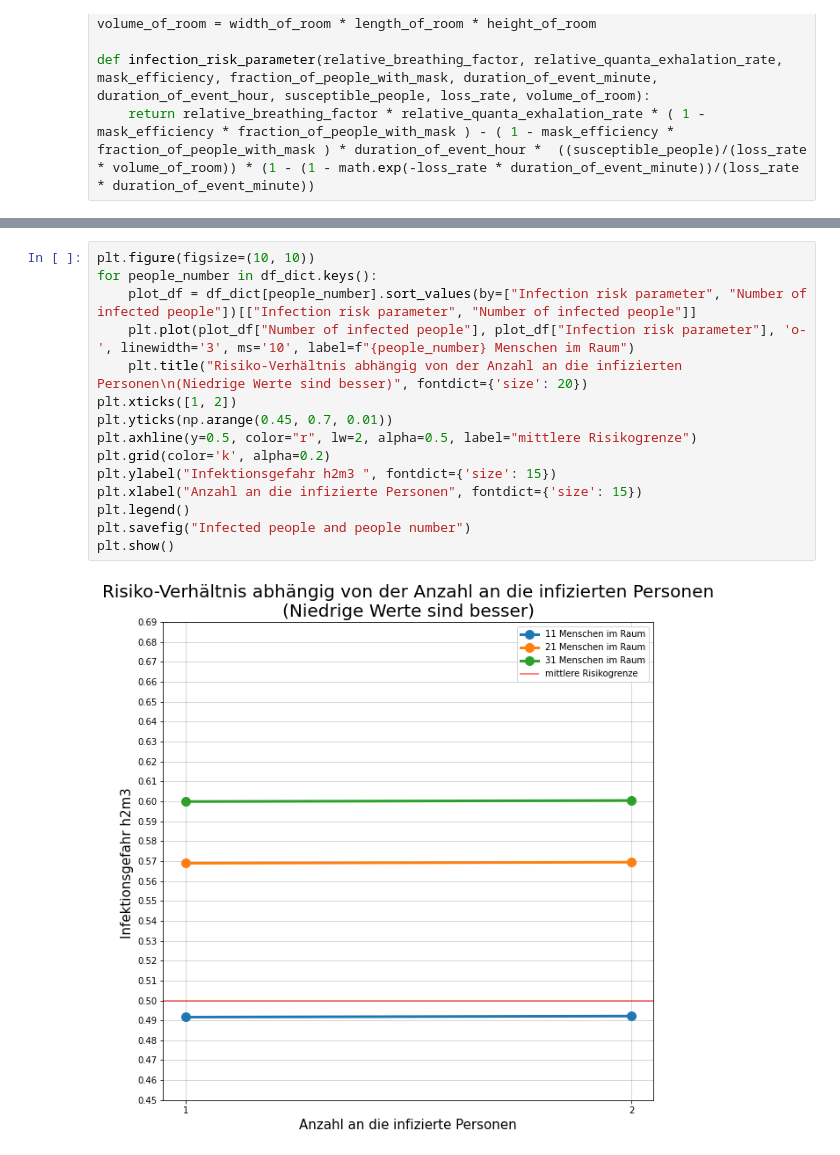
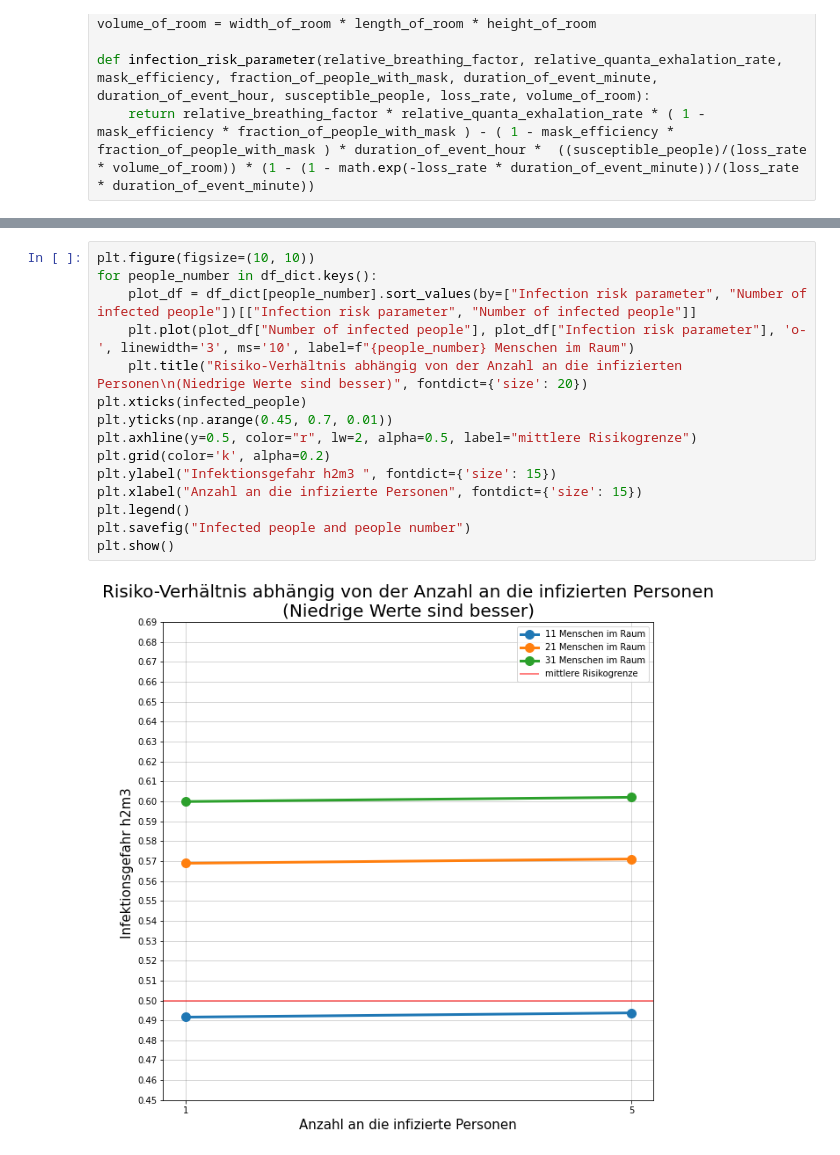
Before and after one commit to TheOguzhan/Jugend-Forscht-Covid, a Jupyter notebook: Number of People.ipynb, the cells around one changed output, grey strips where cells are left out. Saved outputs shown, nothing was run; the diff lists cells and outputs as text.

```diff
--- a/Number of People.ipynb
+++ b/Number of People.ipynb
@@ -102,17 +102,17 @@ print(df_dict)
 # %%
 plt.figure(figsize=(10, 10))
 for people_number in df_dict.keys():
     plot_df = df_dict[people_number].sort_values(by=["Infection risk parameter", "Number of infected people"])[["Infection risk parameter", "Number of infected people"]]
     plt.plot(plot_df["Number of infected people"], plot_df["Infection risk parameter"], 'o-', linewidth='3', ms='10', label=f"{people_number} Menschen im Raum")
     plt.title("Risiko-Verhältnis abhängig von der Anzahl an die infizierten Personen\n(Niedrige Werte sind besser)", fontdict={'size': 20})
-plt.xticks([1, 2])
+plt.xticks(infected_people)
 plt.yticks(np.arange(0.45, 0.7, 0.01))
 plt.axhline(y=0.5, color="r", lw=2, alpha=0.5, label="mittlere Risikogrenze")
 plt.grid(color='k', alpha=0.2)
 plt.ylabel("Infektionsgefahr h2m3 ", fontdict={'size': 15})
 plt.xlabel("Anzahl an die infizierte Personen", fontdict={'size': 15})
 plt.legend()
 plt.savefig("Infected people and people number")
 plt.show()
 # %% [output]
-[figure, old version]
+[figure, new version]
```
Also changed, not shown: parts of 1 cell of this notebook, 3 other files.
